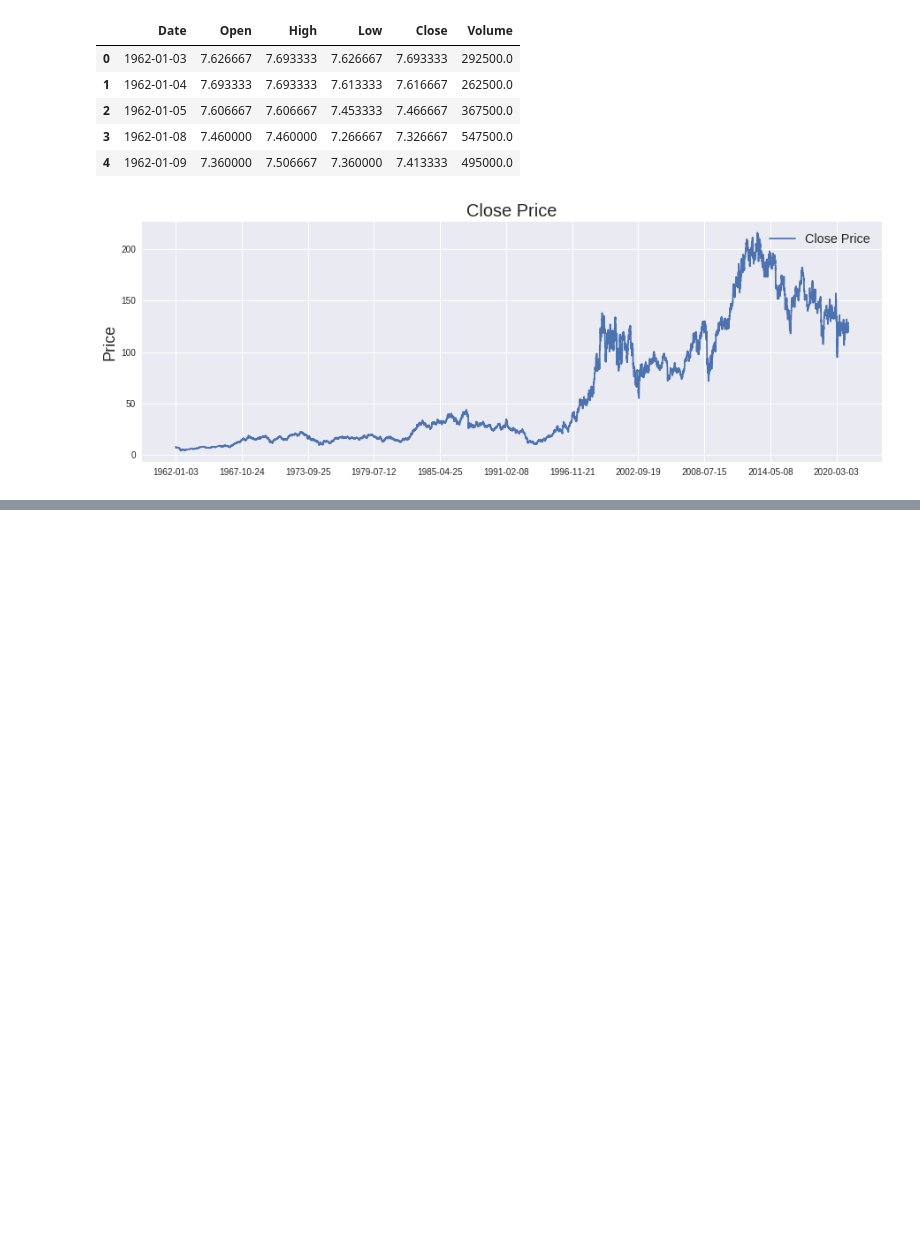
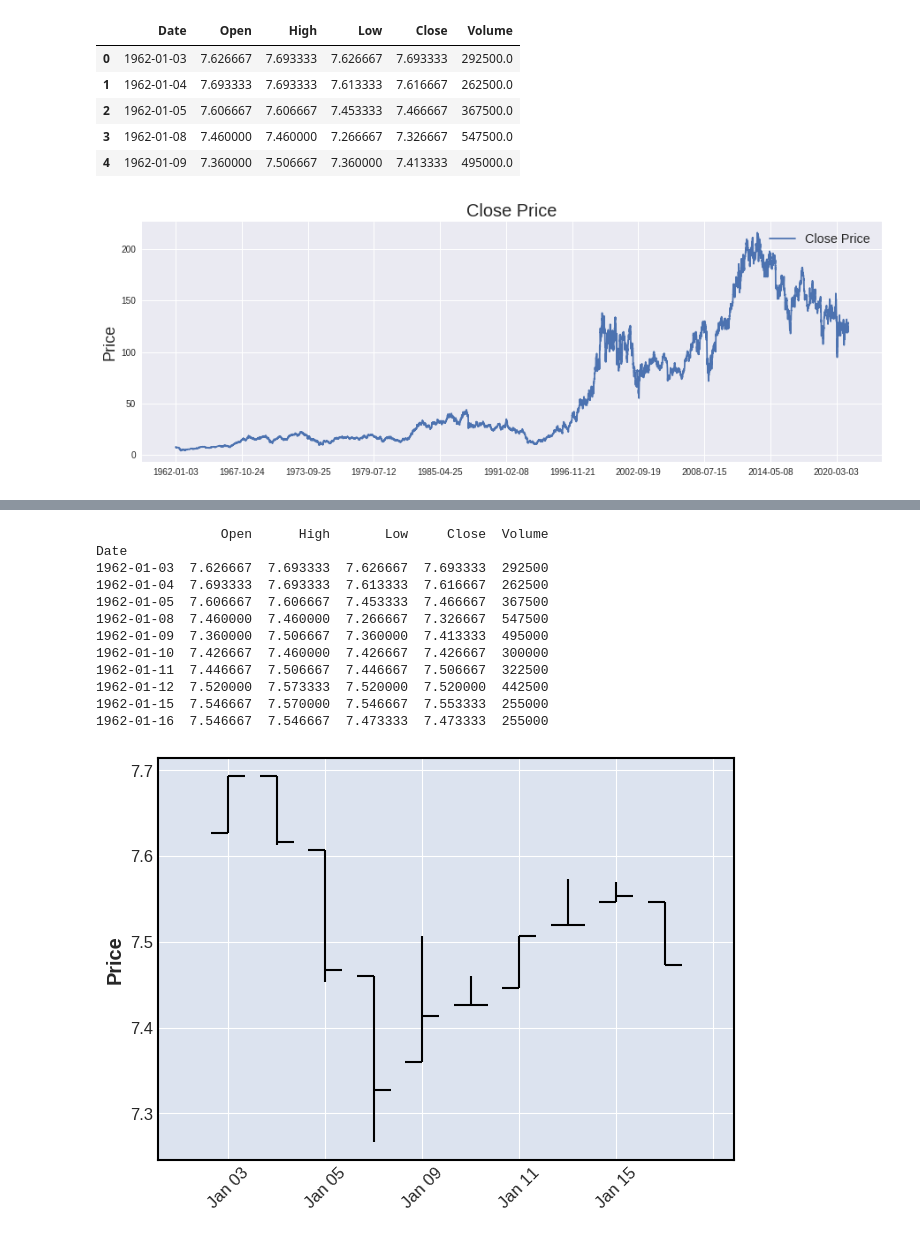
Before and after one commit to plerte/coursework1, a Jupyter notebook: work_with_data.ipynb, the cells around one changed output, grey strips where cells are left out. Cells and saved outputs as stored; diff of their text form; code cells hidden in the pictures; blank space fills up the shorter version.

```diff
--- a/work_with_data.ipynb
+++ b/work_with_data.ipynb
@@ -38,0 +95,19 @@ plt.show()
+# %%
+ds = pd.read_csv(IBM_path, delimiter=',', usecols=['Date', 'Open', 'High', 'Low', 'Close', 'Volume'], index_col=0,parse_dates=True, nrows=10)
+print (ds)
+mpf.plot(ds)
+mpf.show()
+# %% [output]
+                Open      High       Low     Close  Volume
+Date
+1962-01-03  7.626667  7.693333  7.626667  7.693333  292500
+1962-01-04  7.693333  7.693333  7.613333  7.616667  262500
+1962-01-05  7.606667  7.606667  7.453333  7.466667  367500
+1962-01-08  7.460000  7.460000  7.266667  7.326667  547500
+1962-01-09  7.360000  7.506667  7.360000  7.413333  495000
+1962-01-10  7.426667  7.460000  7.426667  7.426667  300000
+1962-01-11  7.446667  7.506667  7.446667  7.506667  322500
+1962-01-12  7.520000  7.573333  7.520000  7.520000  442500
+1962-01-15  7.546667  7.570000  7.546667  7.553333  255000
+1962-01-16  7.546667  7.546667  7.473333  7.473333  255000
+[figure, added]
```
Also changed, not shown: parts of 3 cells of this notebook.
